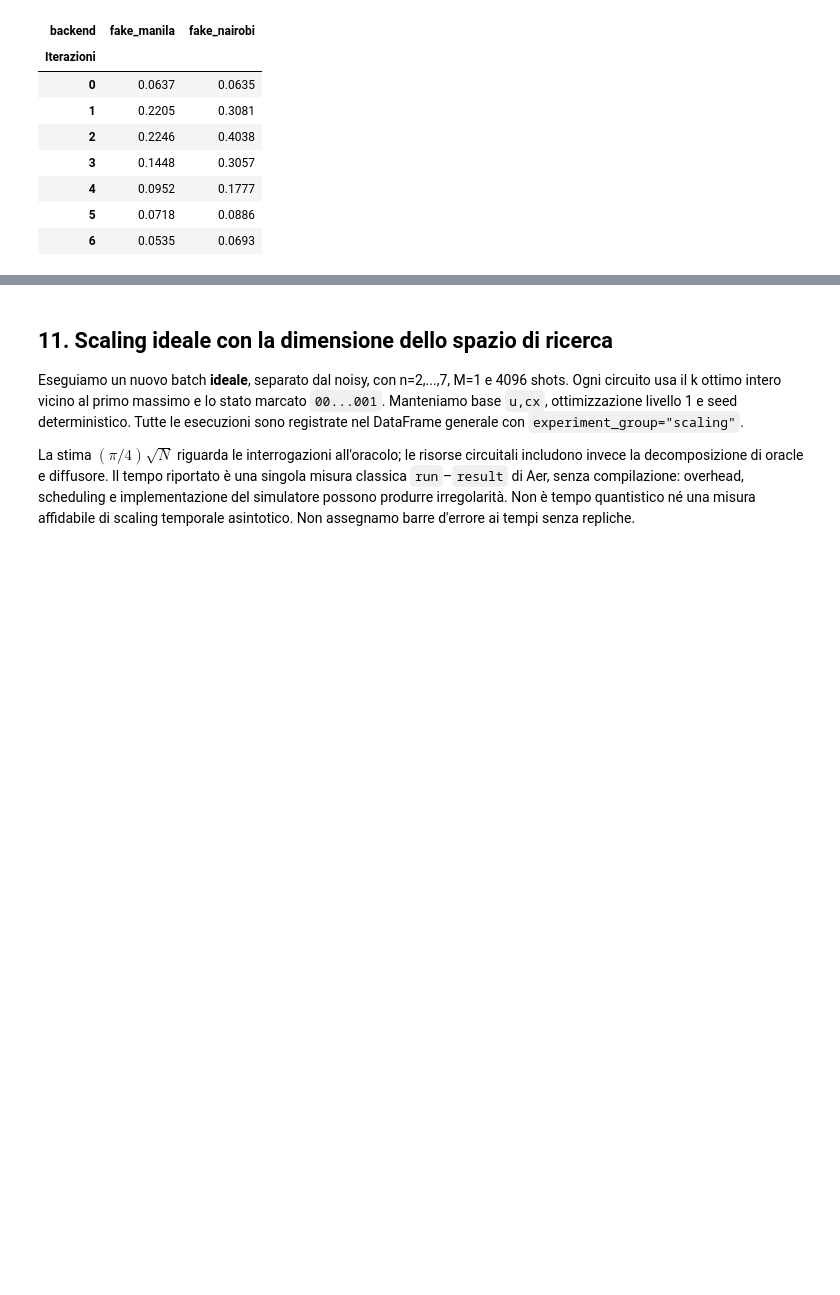
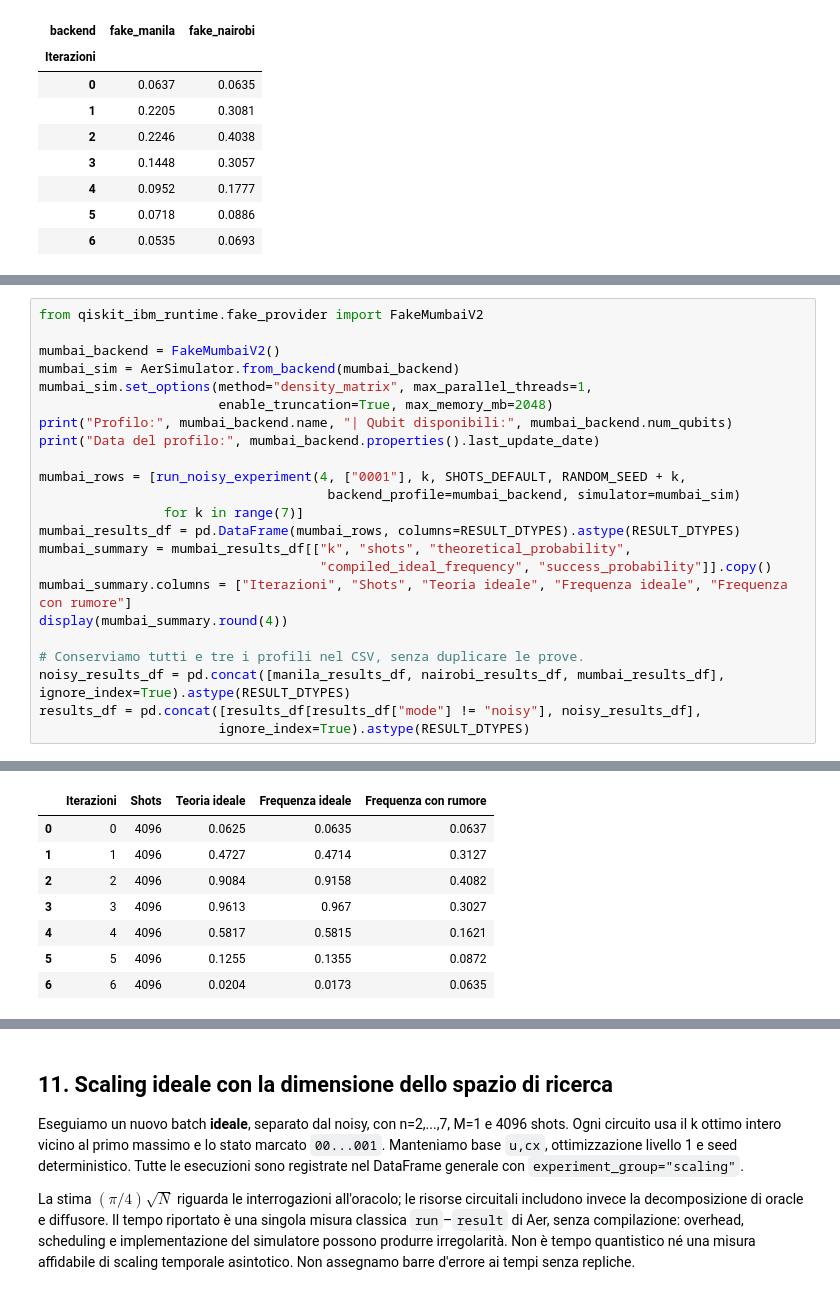
Before and after one commit to Pier2690/QuantumComputing, a Jupyter notebook: Grover.ipynb, the cells around one changed output, grey strips where cells are left out. Drawn from its saved outputs; the diff is of its cells as text; blank space fills up the shorter version.

```diff
--- a/Grover.ipynb
+++ b/Grover.ipynb
@@ -861,0 +874,24 @@ Confronto delle frequenze con rumore, a parita' di problema e shots:
+# %%
+from qiskit_ibm_runtime.fake_provider import FakeMumbaiV2
+
+mumbai_backend = FakeMumbaiV2()
+mumbai_sim = AerSimulator.from_backend(mumbai_backend)
+mumbai_sim.set_options(method="density_matrix", max_parallel_threads=1,
+                       enable_truncation=True, max_memory_mb=2048)
+print("Profilo:", mumbai_backend.name, "| Qubit disponibili:", mumbai_backend.num_qubits)
+print("Data del profilo:", mumbai_backend.properties().last_update_date)
+
+mumbai_rows = [run_noisy_experiment(4, ["0001"], k, SHOTS_DEFAULT, RANDOM_SEED + k,
+                                     backend_profile=mumbai_backend, simulator=mumbai_sim)
+                for k in range(7)]
+mumbai_results_df = pd.DataFrame(mumbai_rows, columns=RESULT_DTYPES).astype(RESULT_DTYPES)
+mumbai_summary = mumbai_results_df[["k", "shots", "theoretical_probability",
+                                    "compiled_ideal_frequency", "success_probability"]].copy()
+mumbai_summary.columns = ["Iterazioni", "Shots", "Teoria ideale", "Frequenza ideale", "Frequenza con rumore"]
+display(mumbai_summary.round(4))
+
+# Conserviamo tutti e tre i profili nel CSV, senza duplicare le prove.
+noisy_results_df = pd.concat([manila_results_df, nairobi_results_df, mumbai_results_df], ignore_index=True).astype(RESULT_DTYPES)
+results_df = pd.concat([results_df[results_df["mode"] != "noisy"], noisy_results_df],
+                       ignore_index=True).astype(RESULT_DTYPES)
+# %% [output]
@@ -861,0 +900,8 @@ Confronto delle frequenze con rumore, a parita' di problema e shots:
+|  | Iterazioni | Shots | Teoria ideale | Frequenza ideale | Frequenza con rumore |
+| 0 | 0 | 4096 | 0.0625 | 0.0635 | 0.0637 |
+| 1 | 1 | 4096 | 0.4727 | 0.4714 | 0.3127 |
+| 2 | 2 | 4096 | 0.9084 | 0.9158 | 0.4082 |
+| 3 | 3 | 4096 | 0.9613 | 0.967 | 0.3027 |
+| 4 | 4 | 4096 | 0.5817 | 0.5815 | 0.1621 |
+| 5 | 5 | 4096 | 0.1255 | 0.1355 | 0.0872 |
+| 6 | 6 | 4096 | 0.0204 | 0.0173 | 0.0635 |
```
Also changed, not shown: parts of 7 cells of this notebook.
